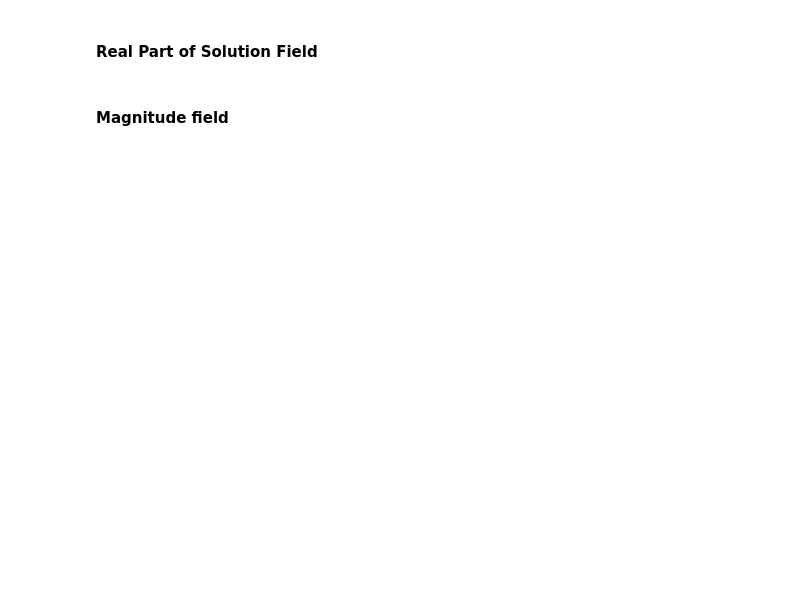
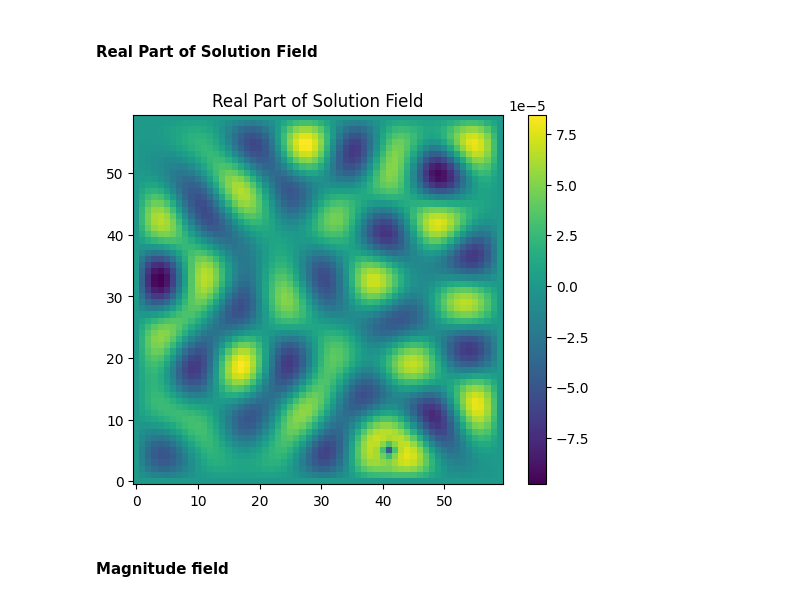
Before and after one commit to fkiewiet/basics-thesis, a Jupyter notebook: notebooks/02_single_run.ipynb, the cells around one changed output. Drawn from its saved outputs; the diff is of its cells as text; code cells hidden in the pictures; blank space fills up the shorter version.

```diff
--- a/notebooks/02_single_run.ipynb
+++ b/notebooks/02_single_run.ipynb
@@ -139,12 +142,14 @@ else:
 # %%
 if hasattr(result, "solution") and result.solution is not None:
     u = np.array(result.solution)
     u_real = np.real(u).reshape(grid.shape)
     ax = plot_field(u_real, grid.shape)
-    ax.figure.suptitle("Real Part of Solution Field")
+    plt.title("Real Part of Solution Field")
     plt.show()
 else:
     print("No solution vector found in GMRES result.")
+# %% [output]
+[figure, added]
 # %% [markdown]
 #### Magnitude field
 # %%
```
Also changed, not shown: parts of 17 cells of this notebook, 13 other files.
